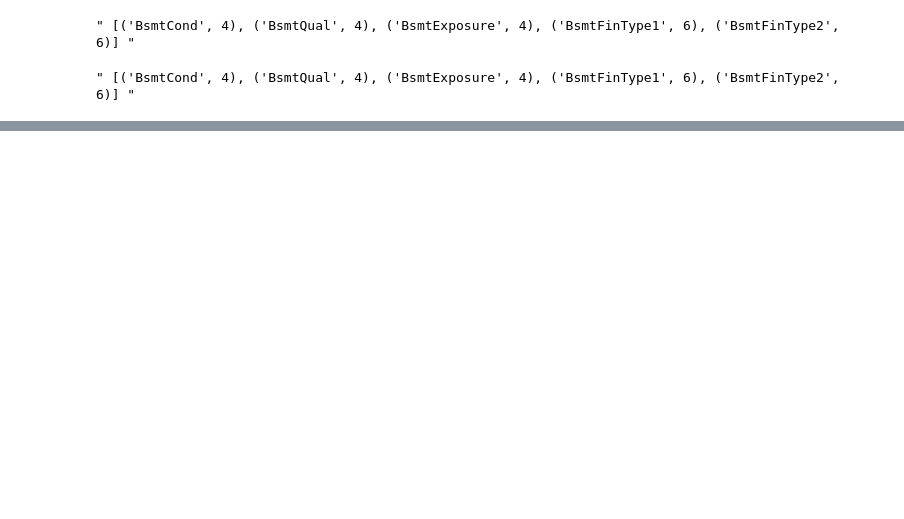
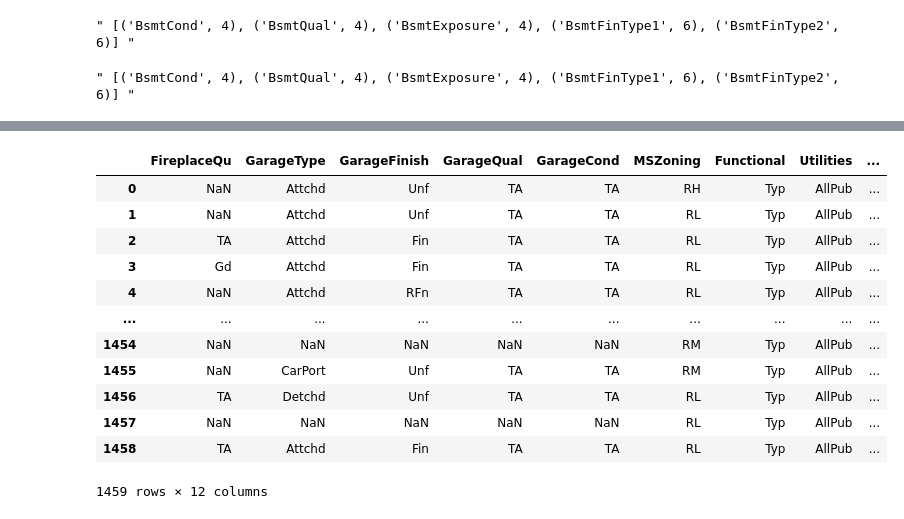
Before and after one commit to Losif01/House-Price-Prediction, a Jupyter notebook: master.ipynb, the cells around one changed output, grey strips where cells are left out. Saved outputs shown, nothing was run; the diff lists cells and outputs as text; code cells hidden in the pictures; blank space fills up the shorter version.

```diff
--- a/master.ipynb
+++ b/master.ipynb
@@ -491,0 +638,16 @@ from sklearn.preprocessing import OneHotEncoder , LabelEncoder
+# %%
+df_test[["FireplaceQu", "GarageType", "GarageFinish", "GarageQual", "GarageCond", "MSZoning", "Functional", "Utilities", "SaleType", "KitchenQual", "Exterior2nd", "Exterior1st"]]
+# %% [output]
+|  | FireplaceQu | GarageType | GarageFinish | GarageQual | GarageCond | MSZoning | Functional | Utilities | ... |
+| 0 | NaN | Attchd | Unf | TA | TA | RH | Typ | AllPub | ... |
+| 1 | NaN | Attchd | Unf | TA | TA | RL | Typ | AllPub | ... |
+| 2 | TA | Attchd | Fin | TA | TA | RL | Typ | AllPub | ... |
+| 3 | Gd | Attchd | Fin | TA | TA | RL | Typ | AllPub | ... |
+| 4 | NaN | Attchd | RFn | TA | TA | RL | Typ | AllPub | ... |
+| ... | ... | ... | ... | ... | ... | ... | ... | ... | ... |
+| 1454 | NaN | NaN | NaN | NaN | NaN | RM | Typ | AllPub | ... |
+| 1455 | NaN | CarPort | Unf | TA | TA | RM | Typ | AllPub | ... |
+| 1456 | TA | Detchd | Unf | TA | TA | RL | Typ | AllPub | ... |
+| 1457 | NaN | NaN | NaN | NaN | NaN | RL | Typ | AllPub | ... |
+| 1458 | TA | Attchd | Fin | TA | TA | RL | Typ | AllPub | ... |
+1459 rows × 12 columns
```
Also changed, not shown: parts of 22 cells of this notebook.
